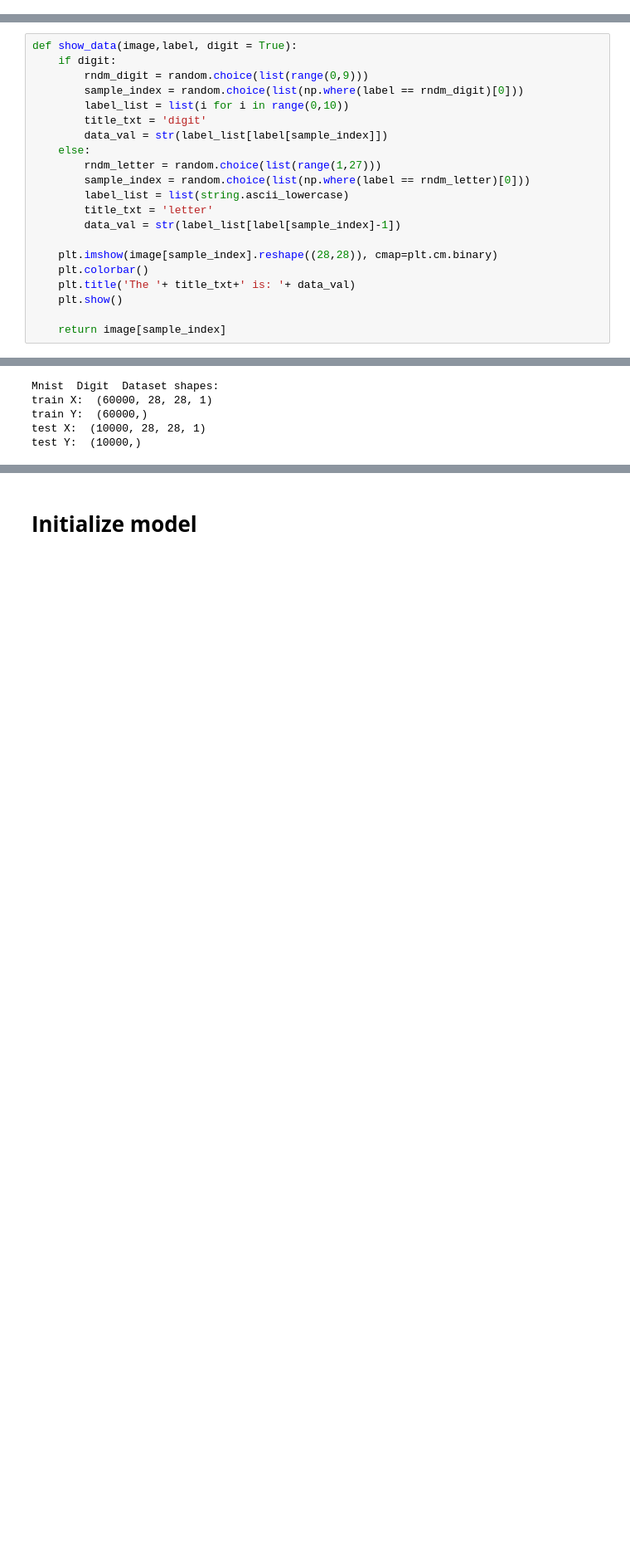
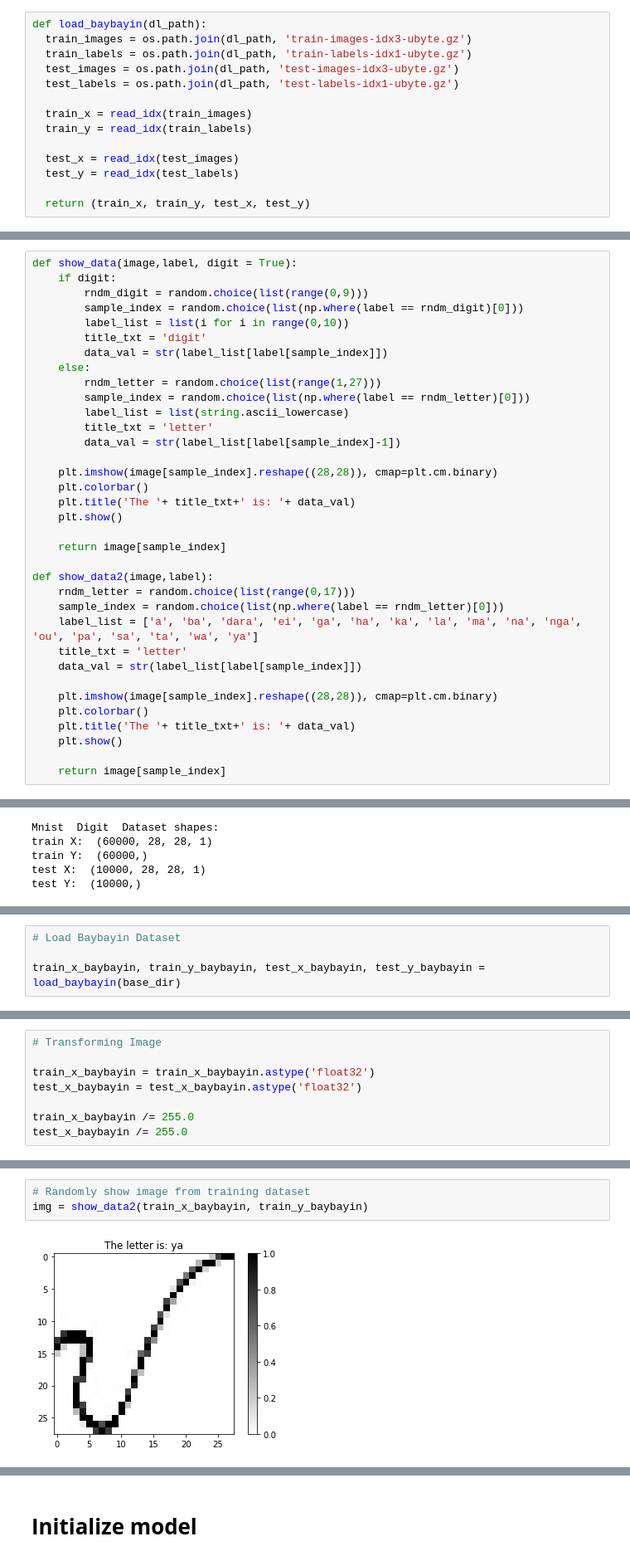
Before and after one commit to eliasezar27/LeNet5_implementation, a Jupyter notebook: ELEC3_Implementation_v2.ipynb, the cells around one changed output, grey strips where cells are left out. Shown at 83% size. Drawn from its saved outputs; the diff is of its cells as text; blank space fills up the shorter version.

Commit message:
ADDED: Baybayin character classification.

```diff
--- a/ELEC3_Implementation_v2.ipynb
+++ b/ELEC3_Implementation_v2.ipynb
@@ -77,6 +94,20 @@ def load_mnist(dl_path):
   test_y = read_idx(test_labels)
 
   return (train_x, train_y, test_x, test_y)
+# %%
+def load_baybayin(dl_path):
+  train_images = os.path.join(dl_path, 'train-images-idx3-ubyte.gz')
+  train_labels = os.path.join(dl_path, 'train-labels-idx1-ubyte.gz')
+  test_images = os.path.join(dl_path, 'test-images-idx3-ubyte.gz')
+  test_labels = os.path.join(dl_path, 'test-labels-idx1-ubyte.gz')
+
+  train_x = read_idx(train_images)
+  train_y = read_idx(train_labels)
+
+  test_x = read_idx(test_images)
+  test_y = read_idx(test_labels)
+
+  return (train_x, train_y, test_x, test_y)
 # %%
 def show_shapes(x1, y1, x2, y2, digit = True):
     n = 'Digit' if digit else 'Alphabet'
@@ -114,6 +152,20 @@ def show_data(image,label, digit = True):
     plt.show()
 
     return image[sample_index]
+
+def show_data2(image,label):
+    rndm_letter = random.choice(list(range(0,17)))
+    sample_index = random.choice(list(np.where(label == rndm_letter)[0]))
+    label_list = ['a', 'ba', 'dara', 'ei', 'ga', 'ha', 'ka', 'la', 'ma', 'na', 'nga', 'ou', 'pa', 'sa', 'ta', 'wa', 'ya']
+    title_txt = 'letter'
+    data_val = str(label_list[label[sample_index]])
+
+    plt.imshow(image[sample_index].reshape((28,28)), cmap=plt.cm.binary)
+    plt.colorbar()
+    plt.title('The '+ title_txt+' is: '+ data_val)
+    plt.show()
+
+    return image[sample_index]
 # %%
 def plot_accuracy(history):
     plt.plot(history.history['accuracy'])
@@ -250,0 +311,4 @@ test Y:  (10000,)
+# %%
+# Load Baybayin Dataset
+
+train_x_baybayin, train_y_baybayin, test_x_baybayin, test_y_baybayin = load_baybayin(base_dir)
@@ -250,0 +328,8 @@ test Y:  (10000,)
+# %%
+# Transforming Image
+
+train_x_baybayin = train_x_baybayin.astype('float32')
+test_x_baybayin = test_x_baybayin.astype('float32')
+
+train_x_baybayin /= 255.0
+test_x_baybayin /= 255.0
@@ -250,0 +346,5 @@ test Y:  (10000,)
+# %%
+# Randomly show image from training dataset
+img = show_data2(train_x_baybayin, train_y_baybayin)
+# %% [output]
+[figure, added]
```
Also changed, not shown: parts of 46 cells of this notebook.
